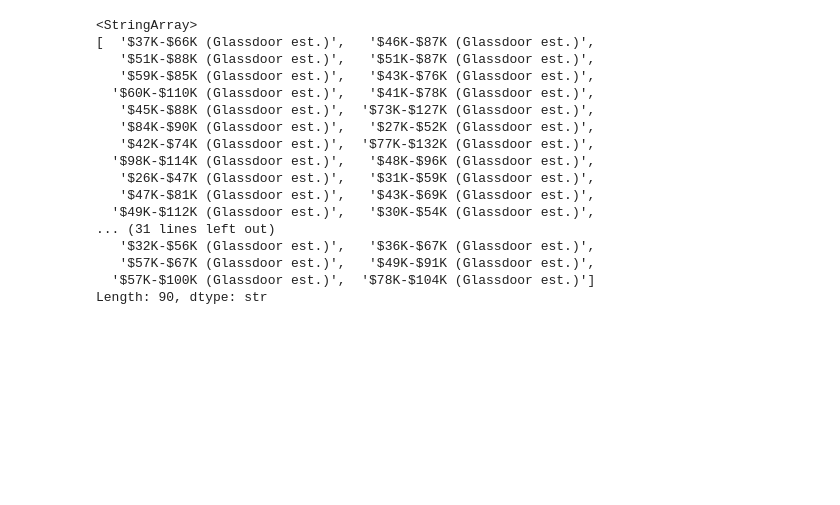
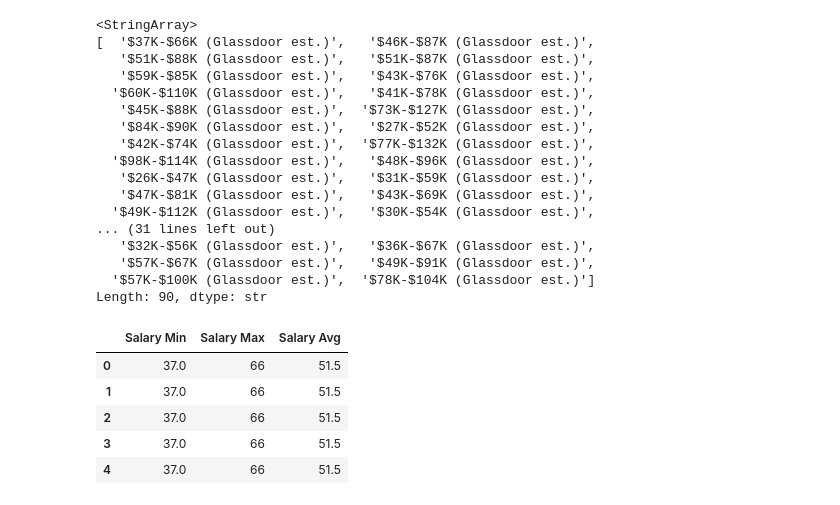
Before and after one commit to qudsalbreim4-ops/data-analyst-jobs-analysis, a Jupyter notebook: job_market_analysis.ipynb, the cells around one changed output. Drawn from its saved outputs; the diff is of its cells as text; code cells hidden in the pictures; blank space fills up the shorter version.

```diff
--- a/job_market_analysis.ipynb
+++ b/job_market_analysis.ipynb
@@ -186,3 +186,14 @@ df["Salary Estimate"].unique()
    '$57K-$67K (Glassdoor est.)',   '$49K-$91K (Glassdoor est.)',
   '$57K-$100K (Glassdoor est.)',  '$78K-$104K (Glassdoor est.)']
 Length: 90, dtype: str
+# %%
+# creat an average salary column to make analysis easier
+df["Salary Avg"] = (df["Salary Min"] + df["Salary Max"])/2
+df[["Salary Min", "Salary Max", "Salary Avg"]].head()
+# %% [output]
+|  | Salary Min | Salary Max | Salary Avg |
+| 0 | 37.0 | 66 | 51.5 |
+| 1 | 37.0 | 66 | 51.5 |
+| 2 | 37.0 | 66 | 51.5 |
+| 3 | 37.0 | 66 | 51.5 |
+| 4 | 37.0 | 66 | 51.5 |
```
Also changed, not shown: parts of 2 cells of this notebook.
